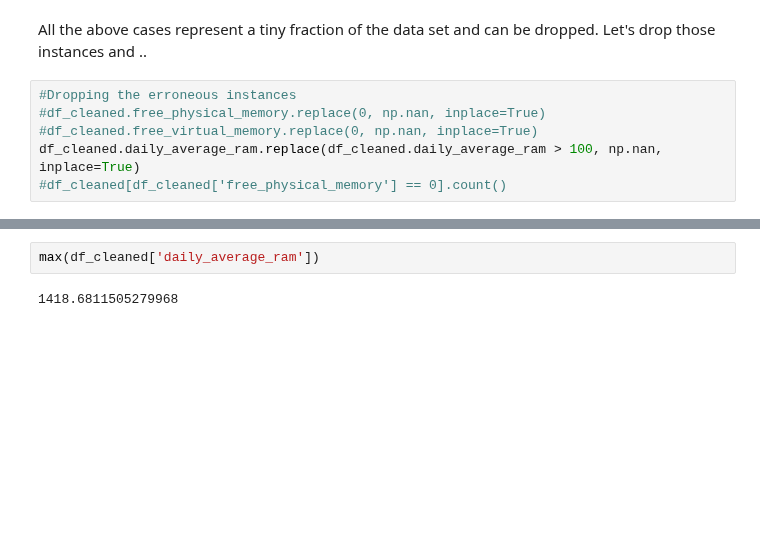
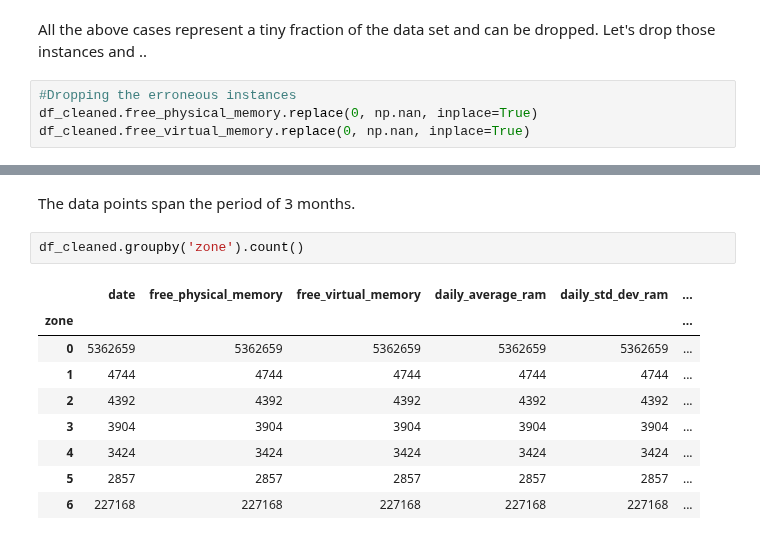
Before and after one commit to mamnunam/Springboard_Data_Science_track, a Jupyter notebook: Capstone_2/Capstone_project_2.ipynb, the cells around one changed output, grey strips where cells are left out. Drawn from its saved outputs; the diff is of its cells as text; blank space fills up the shorter version.

```diff
--- a/Capstone_2/Capstone_project_2.ipynb
+++ b/Capstone_2/Capstone_project_2.ipynb
@@ -269,10 +248,8 @@ dtype: int64
 All the above cases represent a tiny fraction of the data set and can be dropped. Let's drop those instances and ..
 # %%
 #Dropping the erroneous instances
-#df_cleaned.free_physical_memory.replace(0, np.nan, inplace=True)
-#df_cleaned.free_virtual_memory.replace(0, np.nan, inplace=True)
-df_cleaned.daily_average_ram.replace(df_cleaned.daily_average_ram > 100, np.nan, inplace=True)
-#df_cleaned[df_cleaned['free_physical_memory'] == 0].count()
+df_cleaned.free_physical_memory.replace(0, np.nan, inplace=True)
+df_cleaned.free_virtual_memory.replace(0, np.nan, inplace=True)
 # %%
 for i in df_cleaned.columns:
     print(i, ": ", df_cleaned.loc[:,i].isnull().values.any())
@@ -293,4 +276,14 @@ Timestamp('2017-10-01 00:00:00')
-# %%
-max(df_cleaned['daily_average_ram'])
-# %% [output]
-1418.6811505279968
+# %% [markdown]
+The data points span the period of 3 months.
+# %%
+df_cleaned.groupby('zone').count()
+# %% [output]
+|  | date | free_physical_memory | free_virtual_memory | daily_average_ram | daily_std_dev_ram | ... |
+| zone |  |  |  |  |  | ... |
+| 0 | 5362659 | 5362659 | 5362659 | 5362659 | 5362659 | ... |
+| 1 | 4744 | 4744 | 4744 | 4744 | 4744 | ... |
+| 2 | 4392 | 4392 | 4392 | 4392 | 4392 | ... |
+| 3 | 3904 | 3904 | 3904 | 3904 | 3904 | ... |
+| 4 | 3424 | 3424 | 3424 | 3424 | 3424 | ... |
+| 5 | 2857 | 2857 | 2857 | 2857 | 2857 | ... |
+| 6 | 227168 | 227168 | 227168 | 227168 | 227168 | ... |
```
Also changed, not shown: parts of 10 cells of this notebook.
